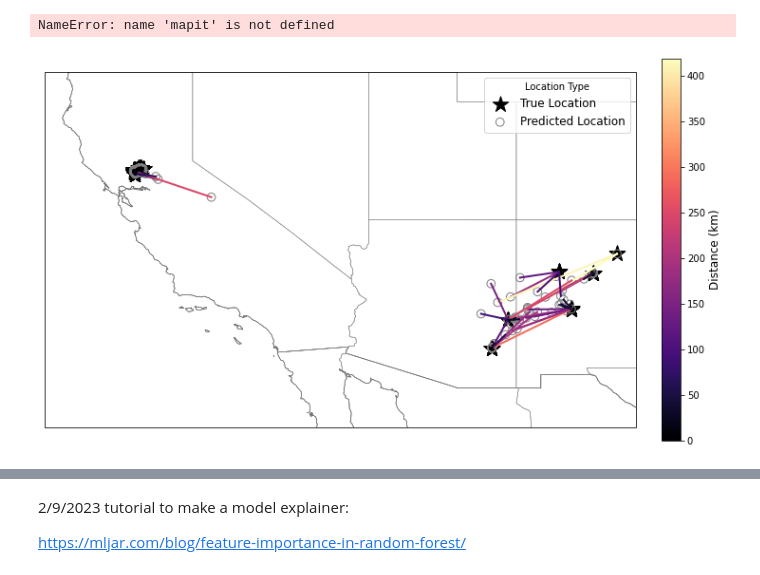
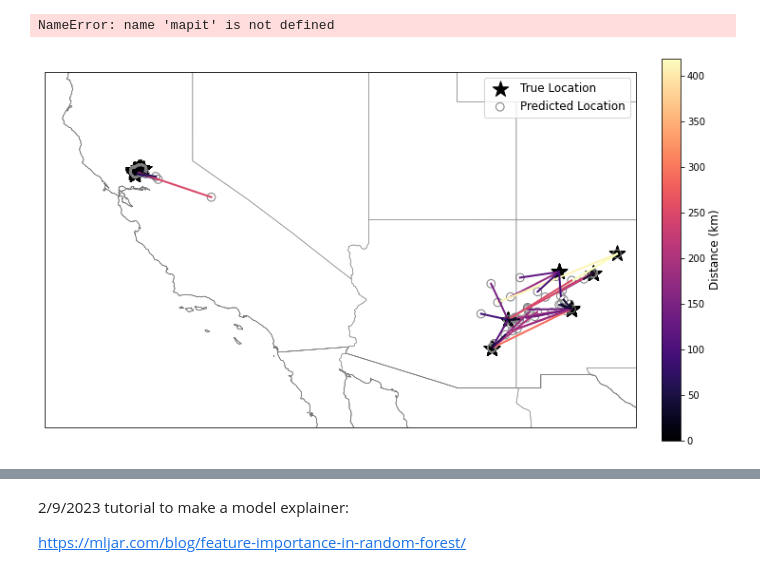
Before and after one commit to hayesrebecca/pollenGeolocation, a Jupyter notebook: 3_RandomForest.ipynb, the cells around one changed output, grey strips where cells are left out. Saved outputs shown, nothing was run; the diff lists cells and outputs as text; code cells hidden in the pictures.

```diff
--- a/3_RandomForest.ipynb
+++ b/3_RandomForest.ipynb
@@ -169,7 +169,7 @@ NameError: name 'mapit' is not defined
 #     ax.text(sbx, sby + label_offset, str(length) + ' km', transform=tmc,
 #         horizontalalignment='center', verticalalignment='bottom')
 # %%
-## updated solution
+## static map
 import matplotlib.pyplot as plt
 import matplotlib.cm as cm
 import matplotlib.colors as mcolors
@@ -178,7 +178,6 @@ import cartopy.feature as cfeature
 import numpy as np
 from geopy.distance import geodesic
 
-# Example `y_test` and `pred_test` arrays (replace these with your actual data)
 y_test_new = np.column_stack((y_test[0], y_test[1]))  # True locations
 preds_new = np.column_stack((pred_test[0], pred_test[1]))  # Predicted locations
 y_and_preds = np.concatenate((y_test_new, preds_new), axis=1)
@@ -225,32 +224,32 @@ for idx, coord in enumerate(y_and_preds):
 
 # Add a colorbar for the distances
 sm = cm.ScalarMappable(cmap=colormap, norm=norm)
 sm.set_array([])
 cbar = plt.colorbar(sm, ax=ax, orientation='vertical', fraction=0.03, pad=0.04)
 cbar.set_label('Distance (km)', fontsize=12)
 
 # Plot true locations (stars) on top of the line segments
 # Add label only for the first point to avoid duplicate legend entries
 for i, coord in enumerate(y_test_new):
     if i == 0:  # Only label the first true point
         ax.scatter(coord[1], coord[0], color='black', s=300, marker='*', label='True Location')
     else:
         ax.scatter(coord[1], coord[0], color='black', s=300, marker='*')
 
 # Plot predicted locations (unfilled circles) on top of the line segments
 # Add label only for the first point to avoid duplicate legend entries
 for i, coord in enumerate(preds_new):
     if i == 0:  # Only label the first predicted point
         ax.scatter(coord[1], coord[0], color='grey', s=75, marker='o', facecolors='none', label='Predicted Location')
     else:
         ax.scatter(coord[1], coord[0], color='grey', s=75, marker='o', facecolors='none')
 
 
 # Add a legend to the map
-ax.legend(loc='upper right', fontsize=12, title="Location Type", frameon=True)
+ax.legend(loc='upper right', fontsize=12, frameon=True)
 
 # Save the static map for publication
 plt.savefig('../pollenGeolocation_saved/static_map_continuous_color.png', dpi=300, bbox_inches='tight')
 plt.show()
 # %% [output]
-[figure, old version]
+[figure, new version]
```
Also changed, not shown: parts of 1 cell of this notebook.
